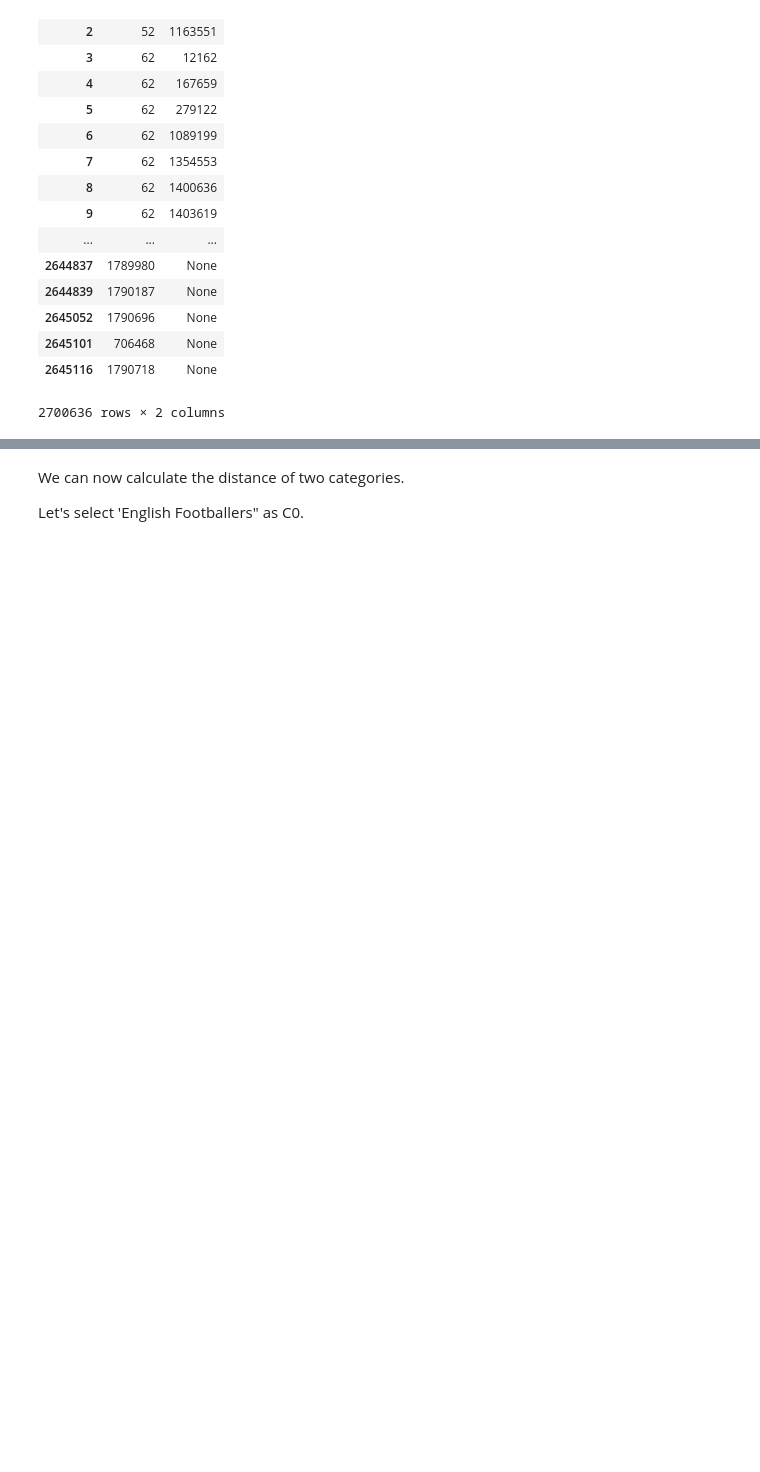
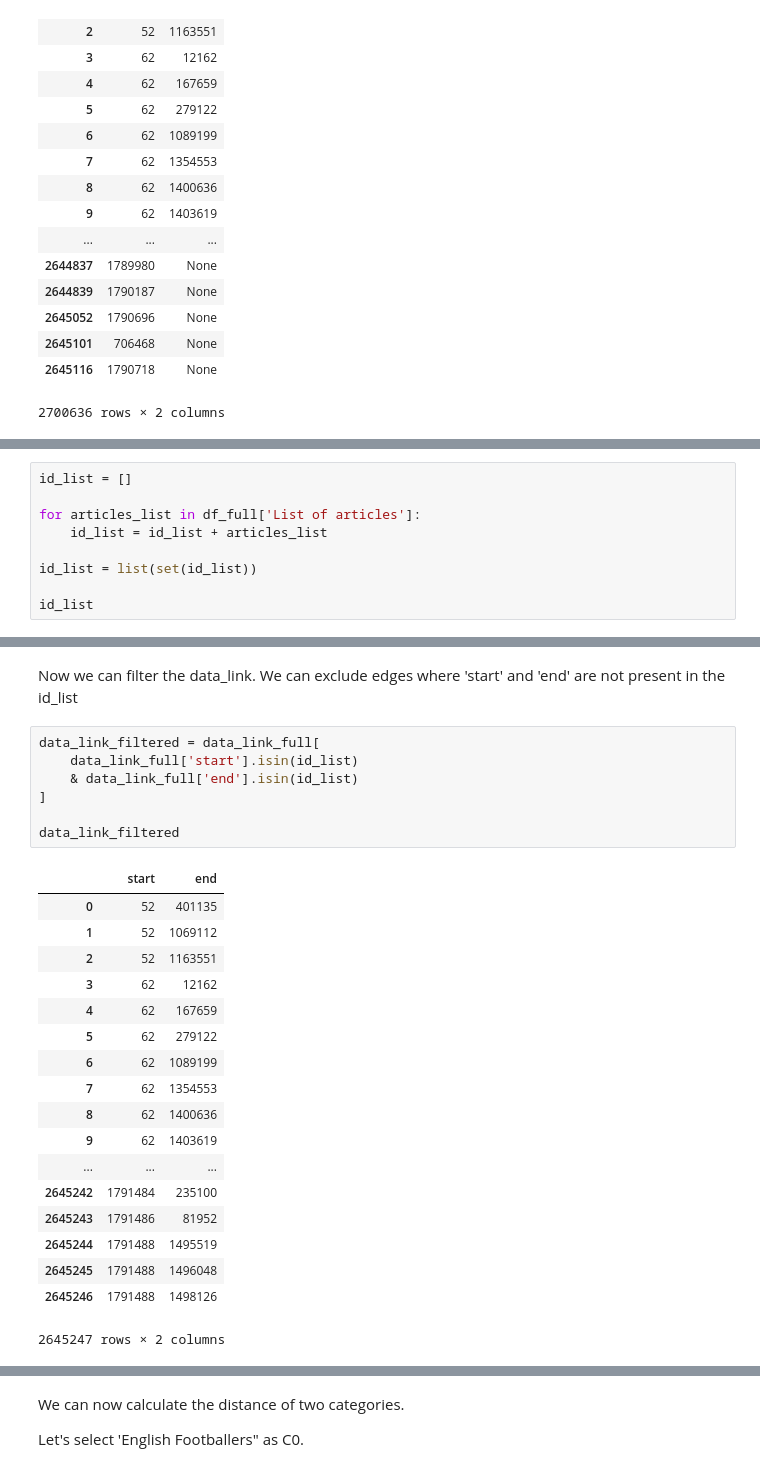
Before and after one commit to flaminia/ADM-HW5-Group-33, a Jupyter notebook: homework_5.ipynb, the cells around one changed output, grey strips where cells are left out. Saved outputs shown, nothing was run; the diff lists cells and outputs as text; blank space fills up the shorter version.

```diff
--- a/homework_5.ipynb
+++ b/homework_5.ipynb
@@ -203,0 +219,9 @@ We can now create the adiacency list
+# %%
+id_list = []
+
+for articles_list in df_full['List of articles']:
+    id_list = id_list + articles_list
+
+id_list = list(set(id_list))
+
+id_list
@@ -204 +246,29 @@ We can now create the adiacency list
+# %% [markdown]
+Now we can filter the data_link. We can exclude edges where 'start' and 'end' are not present in the id_list
+# %%
+data_link_filtered = data_link_full[
+    data_link_full['start'].isin(id_list)
+    & data_link_full['end'].isin(id_list)
+]
+
+data_link_filtered
+# %% [output]
+|  | start | end |
+| 0 | 52 | 401135 |
+| 1 | 52 | 1069112 |
+| 2 | 52 | 1163551 |
+| 3 | 62 | 12162 |
+| 4 | 62 | 167659 |
+| 5 | 62 | 279122 |
+| 6 | 62 | 1089199 |
+| 7 | 62 | 1354553 |
+| 8 | 62 | 1400636 |
+| 9 | 62 | 1403619 |
+| ... | ... | ... |
+| 2645242 | 1791484 | 235100 |
+| 2645243 | 1791486 | 81952 |
+| 2645244 | 1791488 | 1495519 |
+| 2645245 | 1791488 | 1496048 |
+| 2645246 | 1791488 | 1498126 |
+2645247 rows × 2 columns
 # %%
```
Also changed, not shown: parts of 11 cells of this notebook, 1 other file.
